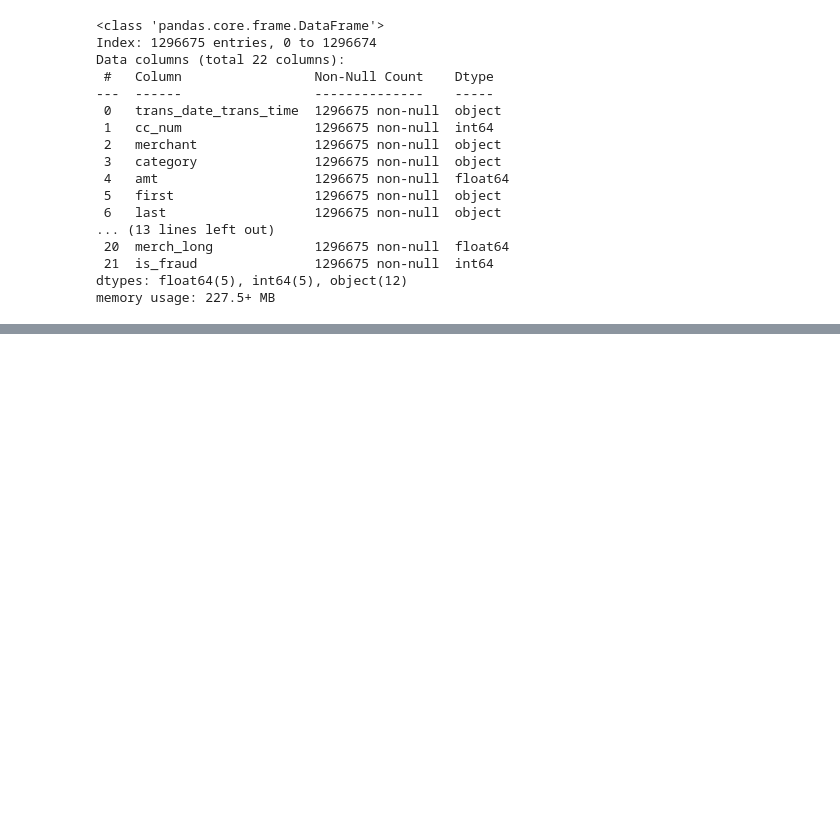
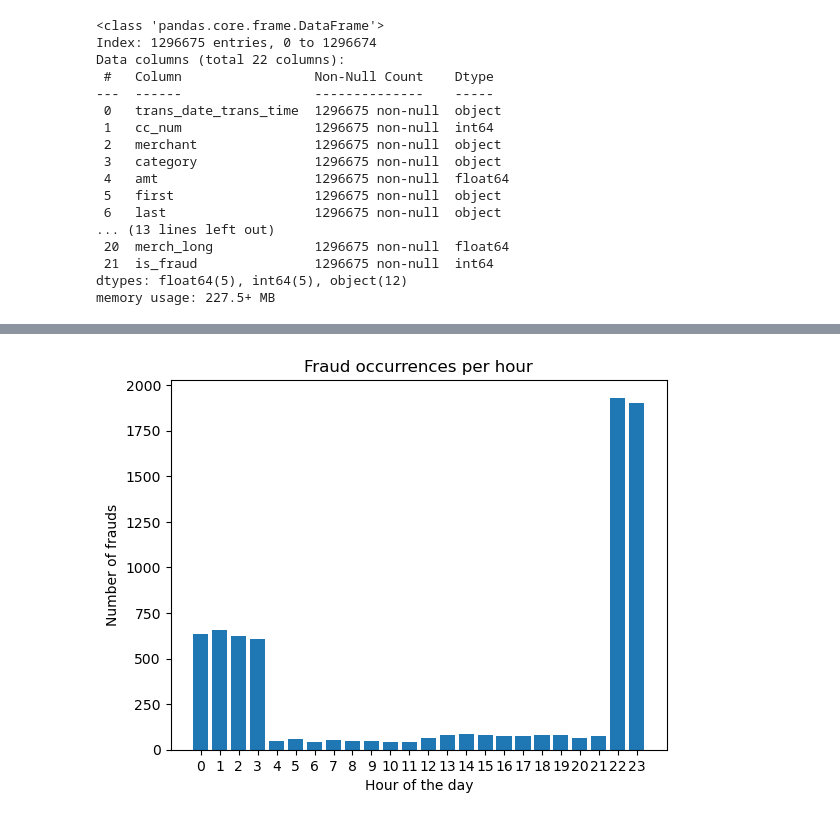
Before and after one commit to giorgiozoccatelli/Fraud-Detection, a Jupyter notebook: creditfraud.ipynb, the cells around one changed output, grey strips where cells are left out. Cells and saved outputs as stored; diff of their text form; code cells hidden in the pictures; blank space fills up the shorter version.

Commit message:
start time analysis

```diff
--- a/creditfraud.ipynb
+++ b/creditfraud.ipynb
@@ -67,0 +65,14 @@ Frauds percentage: 0.58
+# %%
+trans_hour=df["trans_date_trans_time"].dt.hour
+fraud_hour=df["trans_date_trans_time"][df["is_fraud"]==1].dt.hour
+trans_hour_counts=trans_hour
+fraud_hour_counts=fraud_hour.value_counts().sort_index()
+fig,ax=plt.subplots()
+ax.bar(np.arange(24),fraud_hour_counts)
+ax.set_xticks(np.arange(24))
+ax.set_xlabel("Hour of the day")
+ax.set_ylabel("Number of frauds")
+ax.set_title("Fraud occurrences per hour")
+plt.show()
+# %% [output]
+[figure, added]
```
Also changed, not shown: parts of 4 cells of this notebook.
